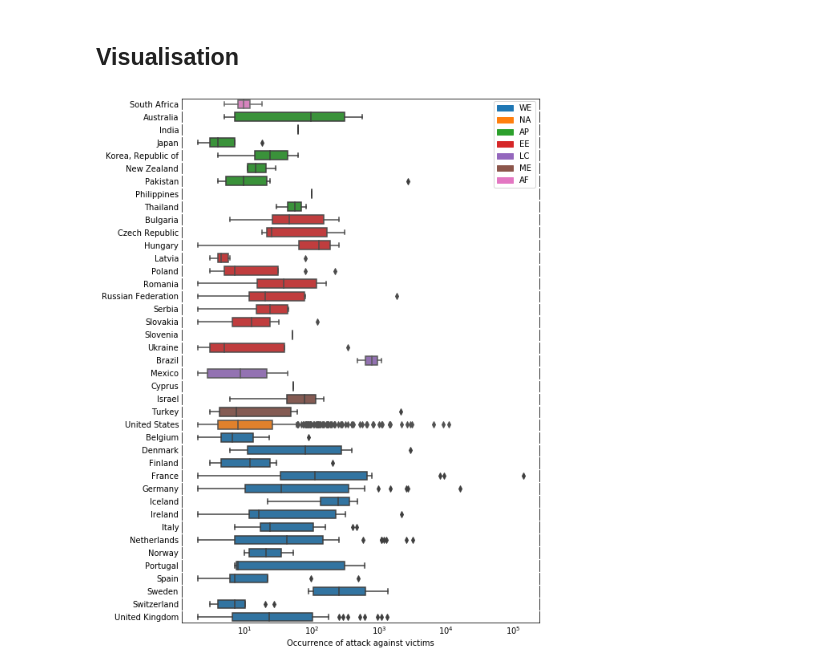
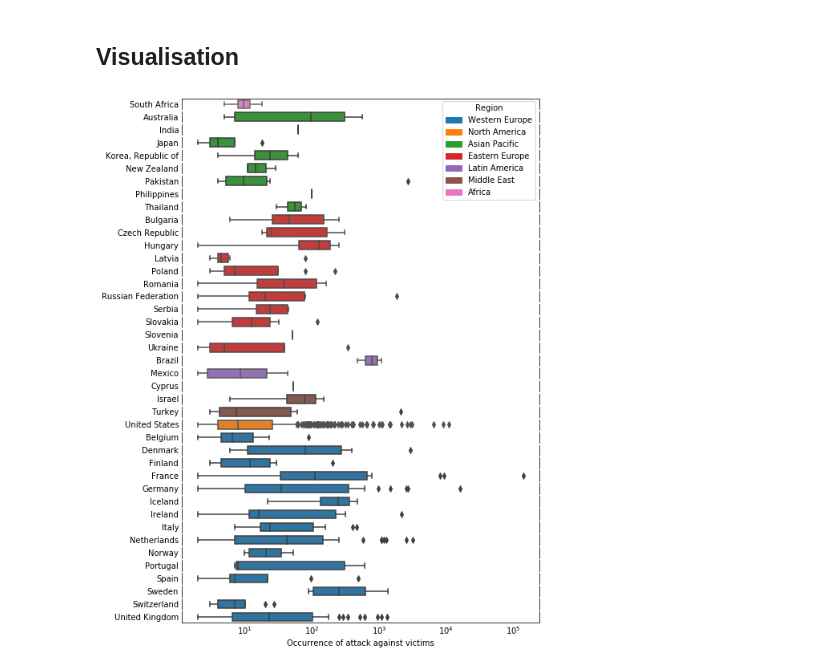
Before and after one commit to WKSu/WM0824TU-economics-of-cybersecurity-DDoS, a Jupyter notebook: block4-SecurityEconomics/hosting-provider-org.ipynb, the cells around one changed output. Saved outputs shown, nothing was run; the diff lists cells and outputs as text; code cells hidden in the pictures.

Commit message:
Update region name in plot

```diff
--- a/block4-SecurityEconomics/hosting-provider-org.ipynb
+++ b/block4-SecurityEconomics/hosting-provider-org.ipynb
@@ -101,36 +101,46 @@ orgs
 861 rows × 9 columns
 # %% [markdown]
 ## Visualisation
+# %%
+# color the boxplots per region
+regions = orgs.region.unique()
+raw_countries = orgs.sort_values(by=["region", "raw_country"]).raw_country.unique()
+colors = {regions[i] : sns.color_palette(n_colors=len(regions))[i] for i in range(len(regions))}
+
+# repalce abbrs with fullname
+regions_f = ["Western Europe",   # WE
+             "North America", # NA
+             "Asian Pacific",    # AP
+             "Eastern Europe",   # EE
+             "Latin America",    # LC
+             "Middle East",      # ME
+             "Africa" ]          # AF
 # %%
 import matplotlib.patches as mpatches
-
-# color the boxplots per region
-regions = orgs.region.unique()
-raw_countries = orgs.sort_values(by=["region", "raw_country"]).raw_country.unique()
-colors = {regions[i] : sns.color_palette(n_colors=len(regions))[i] for i in range(len(regions))}
 
 # plot per country
 fig, ax = plt.subplots(len(raw_countries), figsize=(8,12), sharex=True)
 
 for i in range(len(raw_countries)):
     region = orgs.region[orgs.raw_country == raw_countries[i]].values[0]
     sns.boxplot(x="count_attack", y="raw_country", orient="h", color=colors[region],
                 data=orgs.sort_values(by=["region", "raw_country"]).loc[orgs.raw_country == raw_countries[i]], ax=ax[i])
 
     # formatting axis
     ax[i].set_ylabel("")
     ax[i].set_xlabel("")
     ax[i].spines["top"].set_visible(False)
     ax[i].spines["bottom"].set_visible(False)
     ax[i].tick_params(axis='both', which='both', length=0)
 
 ax[i].set(xscale="log")
 ax[0].spines["top"].set_visible(True)
 ax[i].spines["bottom"].set_visible(True)
 ax[i].set_xlabel("Occurrence of attack against victims")
-plt.legend(handles=[mpatches.Patch(color=colors[regions[i]], label=regions[i])
-                    for i in range(len(regions))], bbox_to_anchor=(1., 1.2*len(raw_countries)))
+plt.legend(handles=[mpatches.Patch(color=colors[regions[i]], label=regions_f[i])
+                    for i in range(len(regions))], bbox_to_anchor=(1., 1.2*len(raw_countries)),
+          title="Region")
 
 fig.savefig("images/attack-by-country.png")
 # %% [output]
-[figure, old version]
+[figure, new version]
```
Also changed, not shown: parts of 1 cell of this notebook, 1 other file.
